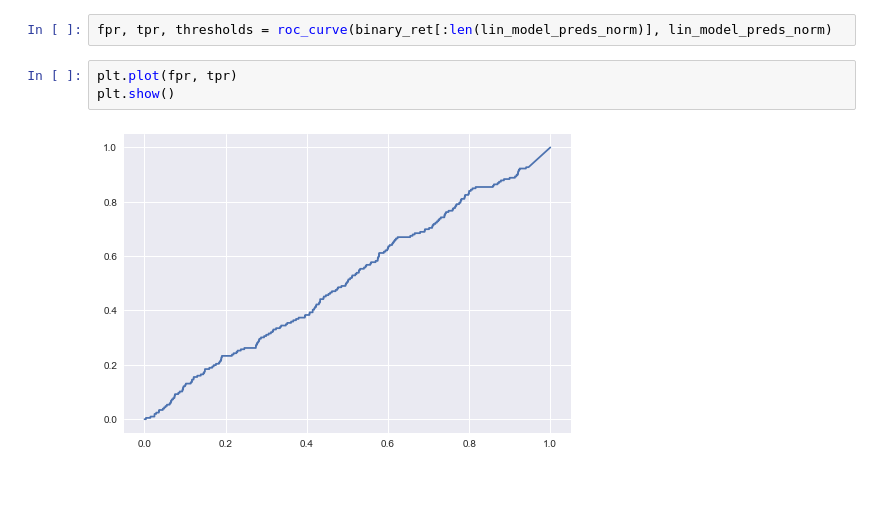
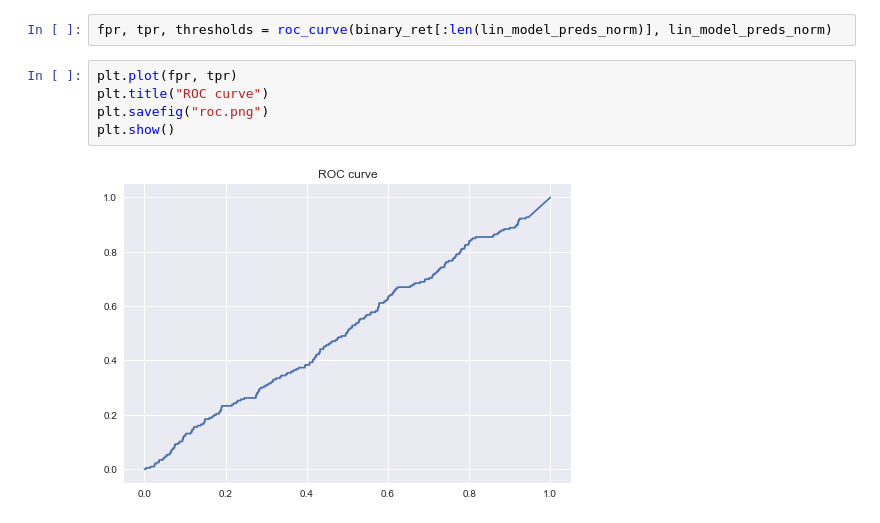
Before and after one commit to bennettjs/springboard, a Jupyter notebook: ChicagoCrime/ML and models.ipynb, the cells around one changed output. Drawn from its saved outputs; the diff is of its cells as text; blank space fills up the shorter version.

```diff
--- a/ChicagoCrime/ML and models.ipynb
+++ b/ChicagoCrime/ML and models.ipynb
@@ -682,6 +698,8 @@ np.histogram(binary_ret)
 fpr, tpr, thresholds = roc_curve(binary_ret[:len(lin_model_preds_norm)], lin_model_preds_norm)
 # %%
 plt.plot(fpr, tpr)
+plt.title("ROC curve")
+plt.savefig("roc.png")
 plt.show()
 # %% [output]
-[figure, old version]
+[figure, new version]
```
Also changed, not shown: parts of 8 cells of this notebook, 1 other file.
